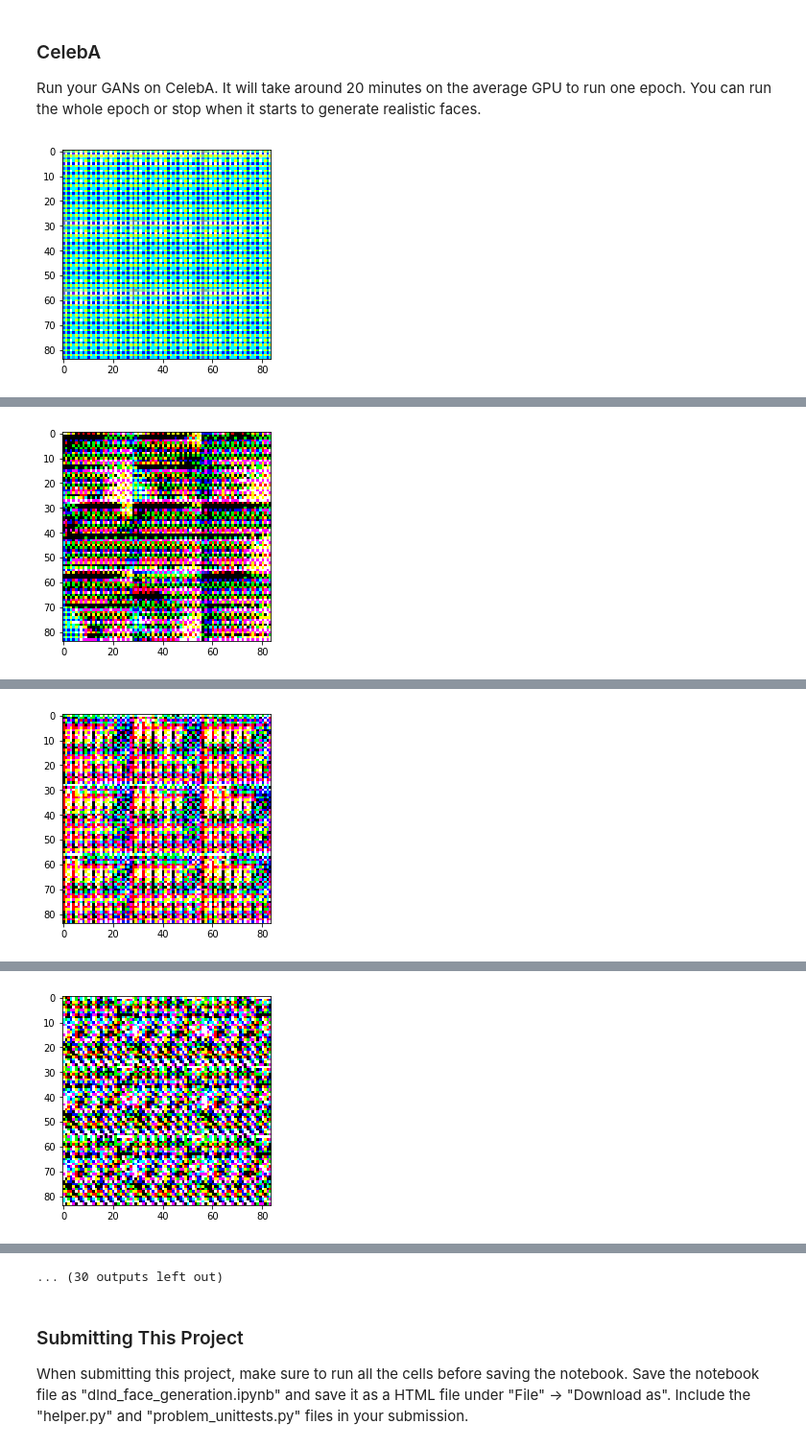
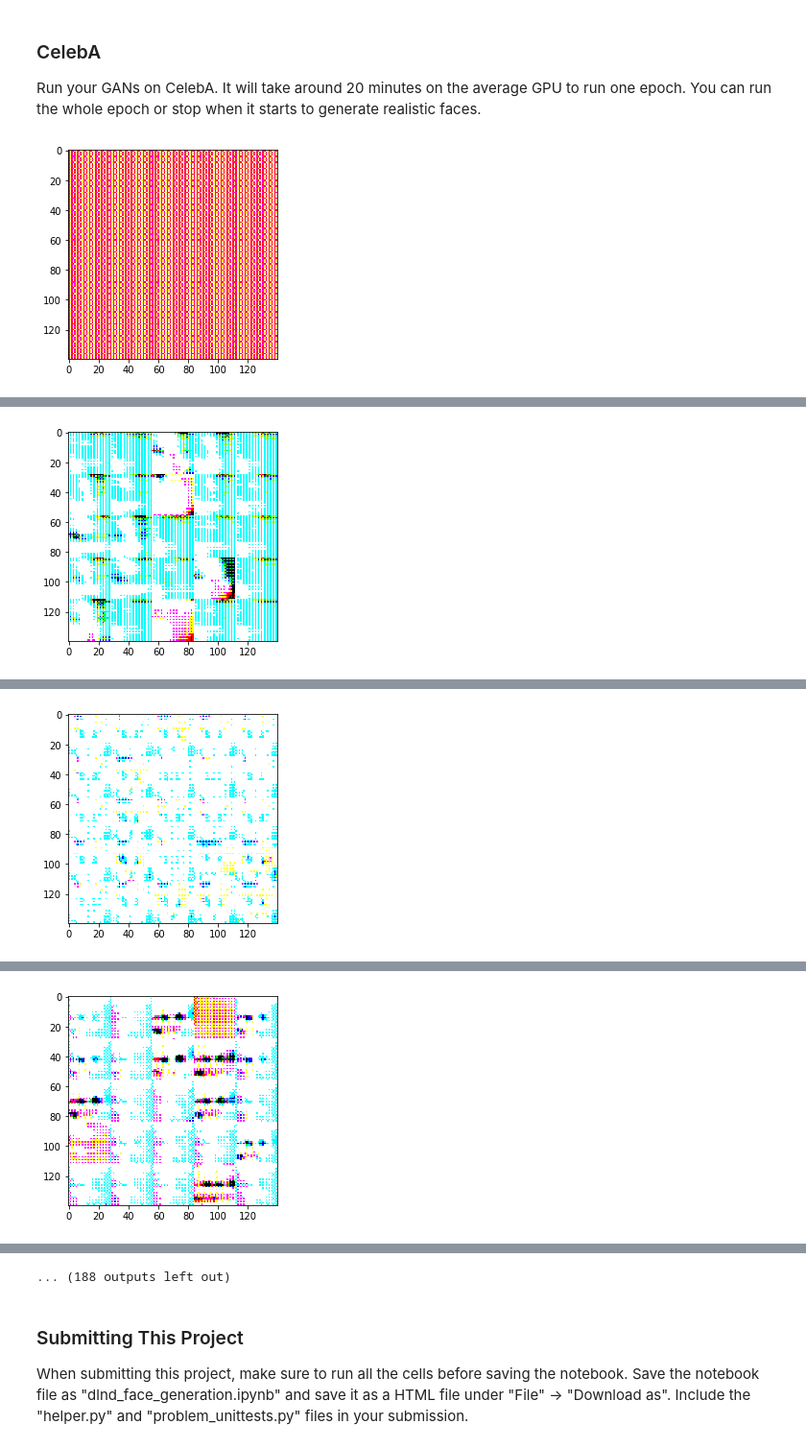
Before and after one commit to prcastro/udacity-deep-learning, a Jupyter notebook: Project 5 - Face Generation/dlnd_face_generation.ipynb, the cells around one changed output, grey strips where cells are left out. Shown at 96% size. Drawn from its saved outputs; the diff is of its cells as text; code cells hidden in the pictures.

```diff
--- a/Project 5 - Face Generation/dlnd_face_generation.ipynb
+++ b/Project 5 - Face Generation/dlnd_face_generation.ipynb
@@ -189,25 +189,36 @@ def generator(z, out_channel_dim, is_train=True):
     alpha = 0.2
     with tf.variable_scope('generator', reuse=(not is_train)):
         # First fully connected layer
-        x1 = tf.layers.dense(z, 4*4*512)
+        x1 = tf.layers.dense(z, 2*2*1024)
+
         # Reshape it to start the convolutional stack
-        x1 = tf.reshape(x1, (-1, 4, 4, 512))
+        x1 = tf.reshape(x1, (-1, 2, 2, 1024))
         x1 = tf.layers.batch_normalization(x1, training=is_train)
         x1 = tf.maximum(alpha * x1, x1)
+        # 2x2x1024
+
+        x2 = tf.layers.conv2d_transpose(x1, 512, 5, strides=1, padding='same')
+        x2 = tf.layers.batch_normalization(x2, training=is_train)
+        x2 = tf.maximum(alpha * x2, x2)
         # 4x4x512 now
 
-        x2 = tf.layers.conv2d_transpose(x1, 256, 4, strides=1, padding='valid')
-        x2 = tf.layers.batch_normalization(x2, training=is_train)
-        x2 = tf.maximum(alpha * x2, x2)
+        x3 = tf.layers.conv2d_transpose(x2, 256, 5, strides=2, padding='valid')
+        x3 = tf.layers.batch_normalization(x3, training=is_train)
+        x3 = tf.maximum(alpha * x3, x3)
         # 7x7x256 now
 
-        x3 = tf.layers.conv2d_transpose(x2, 128, 5, strides=2, padding='same')
-        x3 = tf.layers.batch_normalization(x3, training=is_train)
-        x3 = tf.maximum(alpha * x3, x3)
+        x4 = tf.layers.conv2d_transpose(x3, 256, 5, strides=1, padding='same')
+        x4 = tf.layers.batch_normalization(x4, training=is_train)
+        x4 = tf.maximum(alpha * x4, x4)
+        # 7x7x256 now
+
+        x5 = tf.layers.conv2d_transpose(x4, 128, 5, strides=2, padding='same')
+        x5 = tf.layers.batch_normalization(x5, training=is_train)
+        x5 = tf.maximum(alpha * x5, x5)
         # 14x14x128 now
 
         # Output layer
-        logits = tf.layers.conv2d_transpose(x3, out_channel_dim, 5, strides=2, padding='same')
+        logits = tf.layers.conv2d_transpose(x5, out_channel_dim, 5, strides=2, padding='same')
         # 28x28x3 now
 
         out = tf.tanh(logits)
@@ -347,12 +358,15 @@ def train(epoch_count, batch_size, z_dim, learning_rate, beta1, get_batches, dat
         i = 0
         for epoch_i in range(epoch_count):
             for batch_images in get_batches(batch_size):
+                batch_images *= 2
                 batch_z = np.random.uniform(-1, 1, size=(batch_size, z_dim))
 
                 _ = sess.run(d_train_opt, feed_dict={images_real: batch_images, z: batch_z, lr: learning_rate})
                 _ = sess.run(g_train_opt, feed_dict={z: batch_z, lr: learning_rate})
-                if i % 100 == 0:
-                    show_generator_output(sess, 10, z, image_channels, data_image_mode)
+                _ = sess.run(g_train_opt, feed_dict={z: batch_z, lr: learning_rate})
+                _ = sess.run(g_train_opt, feed_dict={z: batch_z, lr: learning_rate})
+                if i % 30 == 0:
+                    show_generator_output(sess, 25, z, image_channels, data_image_mode)
                     train_loss_d = sess.run(d_loss, {z: batch_z, images_real: batch_images})
                     train_loss_g = g_loss.eval({z: batch_z})
                     print("Epoch {}/{}...".format(epoch_i+1, epoch_count),
@@ -397,8 +411,8 @@ Epoch 1/2... Batch 500... Discriminator Loss: 0.3395... Generator Loss: 7.5876
 ### CelebA
 Run your GANs on CelebA.  It will take around 20 minutes on the average GPU to run one epoch.  You can run the whole epoch or stop when it starts to generate realistic faces.
 # %%
-batch_size = 100
-z_dim = 50
+batch_size = 64
+z_dim = 100
 learning_rate = 0.02
 beta1 = 0.01
 
@@ -413,4 +427,4 @@ with tf.Graph().as_default():
     train(epochs, batch_size, z_dim, learning_rate, beta1, celeba_dataset.get_batches,
           celeba_dataset.shape, celeba_dataset.image_mode)
 # %% [output]
-[figure, old version]
+[figure, new version]
@@ -418 +432 @@ Epoch 1/1... Batch 0... Discriminator Loss: 15.4367... Generator Loss: 25.7018
-[figure, old version]
+[figure, new version]
@@ -420 +434 @@ Epoch 1/1... Batch 100... Discriminator Loss: 0.3507... Generator Loss: 5.0988
-[figure, old version]
+[figure, new version]
@@ -422 +436 @@ Epoch 1/1... Batch 200... Discriminator Loss: 0.3506... Generator Loss: 4.0863
-[figure, old version]
+[figure, new version]
@@ -428,4 +442,4 @@ Epoch 1/1... Batch 500... Discriminator Loss: 0.3586... Generator Loss: 6.8068
-... (30 outputs left out)
+... (188 outputs left out)
 # %% [markdown]
 ### Submitting This Project
 When submitting this project, make sure to run all the cells before saving the notebook. Save the notebook file as "dlnd_face_generation.ipynb" and save it as a HTML file under "File" -> "Download as". Include the "helper.py" and "problem_unittests.py" files in your submission.
```
Also changed, not shown: parts of 2 cells of this notebook.
